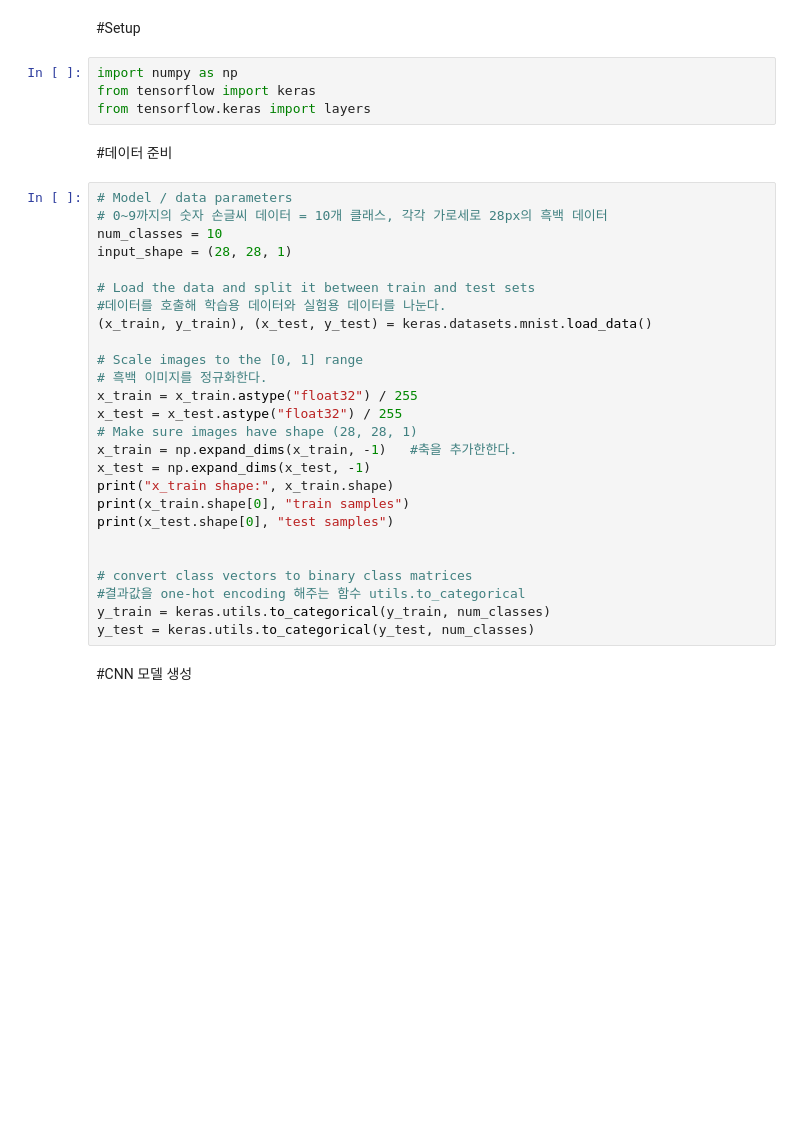
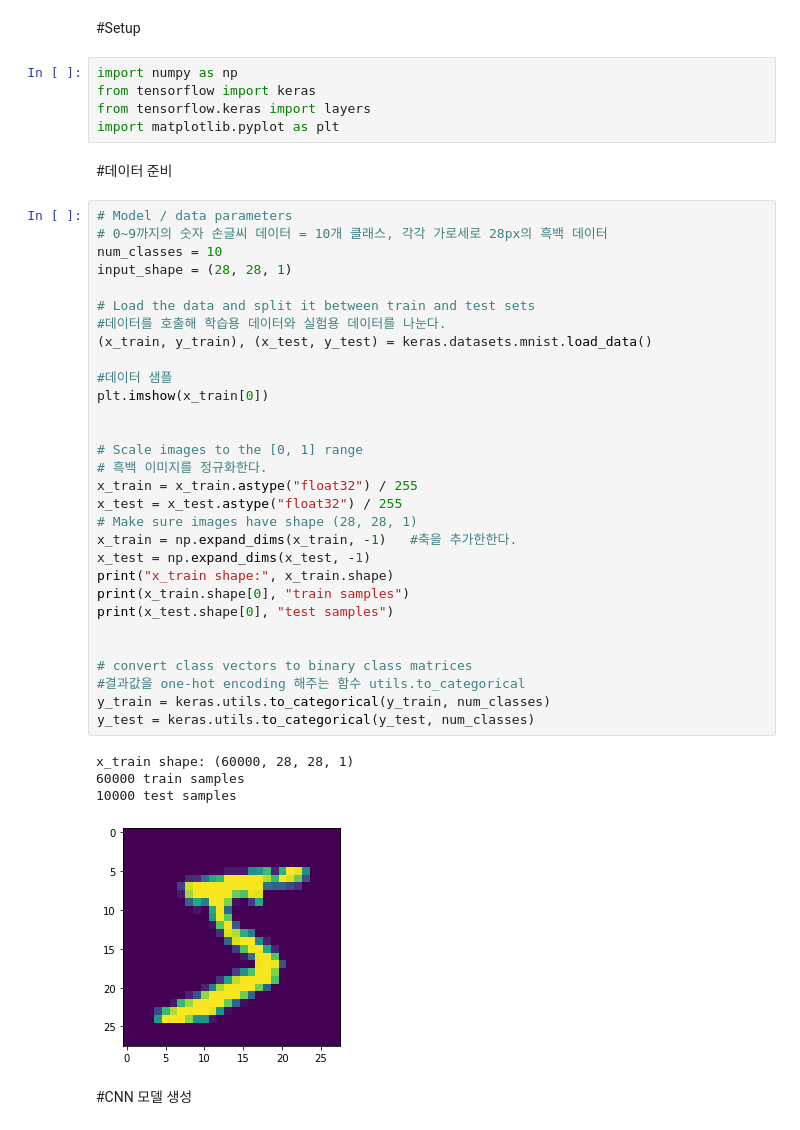
Before and after one commit to SeongeunKim-sonja/Keras_example_study_2023, a Jupyter notebook: Computer_Vision/Simple_MNIST_convnet.ipynb, the cells around one changed output. Saved outputs shown, nothing was run; the diff lists cells and outputs as text; blank space fills up the shorter version.

```diff
--- a/Computer_Vision/Simple_MNIST_convnet.ipynb
+++ b/Computer_Vision/Simple_MNIST_convnet.ipynb
@@ -18,34 +16,44 @@ MNIST 데이터셋을 99%의 정확도로 분류 가능한 단순한 구조의 C
 import numpy as np
 from tensorflow import keras
 from tensorflow.keras import layers
+import matplotlib.pyplot as plt
 # %% [markdown]
 #데이터 준비
 # %%
 # Model / data parameters
 # 0~9까지의 숫자 손글씨 데이터 = 10개 클래스, 각각 가로세로 28px의 흑백 데이터
 num_classes = 10
 input_shape = (28, 28, 1)
 
 # Load the data and split it between train and test sets
 #데이터를 호출해 학습용 데이터와 실험용 데이터를 나눈다.
 (x_train, y_train), (x_test, y_test) = keras.datasets.mnist.load_data()
+
+#데이터 샘플
+plt.imshow(x_train[0])
+
 
 # Scale images to the [0, 1] range
 # 흑백 이미지를 정규화한다.
 x_train = x_train.astype("float32") / 255
 x_test = x_test.astype("float32") / 255
 # Make sure images have shape (28, 28, 1)
 x_train = np.expand_dims(x_train, -1)   #축을 추가한한다.
 x_test = np.expand_dims(x_test, -1)
 print("x_train shape:", x_train.shape)
 print(x_train.shape[0], "train samples")
 print(x_test.shape[0], "test samples")
 
 
 # convert class vectors to binary class matrices
 #결과값을 one-hot encoding 해주는 함수 utils.to_categorical
 y_train = keras.utils.to_categorical(y_train, num_classes)
 y_test = keras.utils.to_categorical(y_test, num_classes)
+# %% [output]
+x_train shape: (60000, 28, 28, 1)
+60000 train samples
+10000 test samples
+[figure, added]
 # %% [markdown]
 #CNN 모델 생성
 # %%
```
Also changed, not shown: parts of 8 cells of this notebook.
